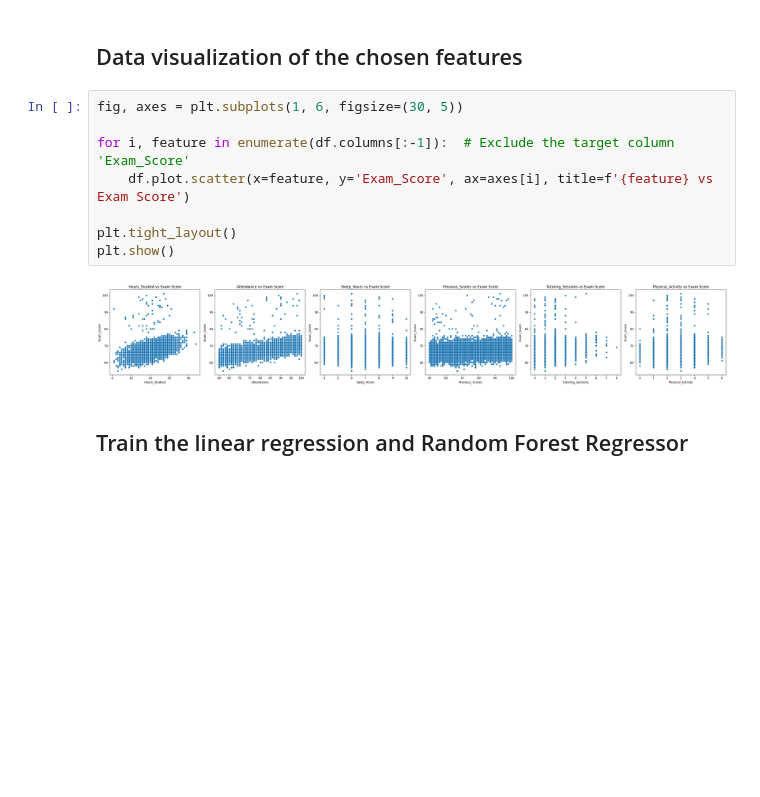
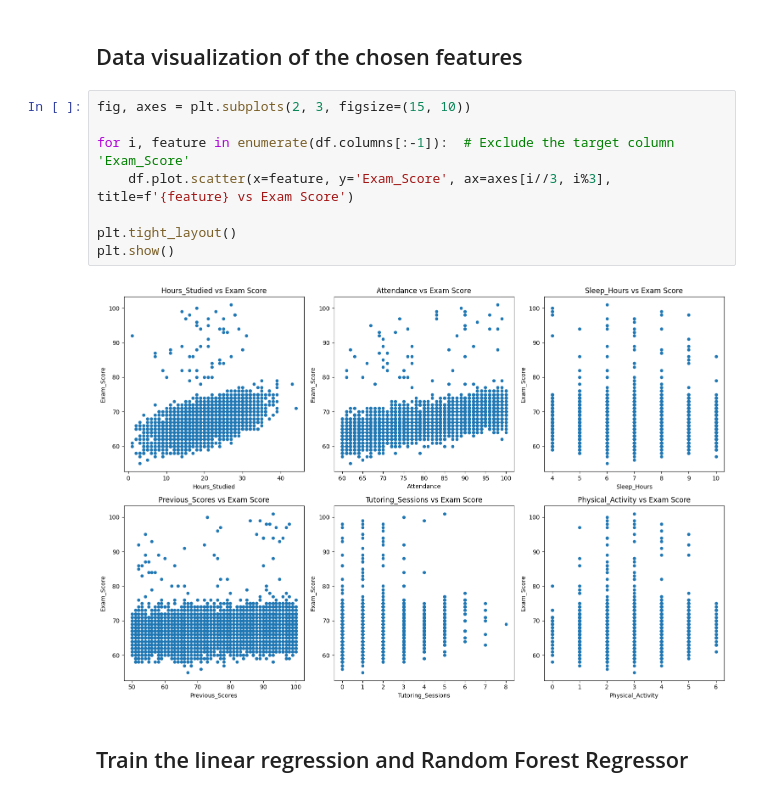
Before and after one commit to lauri-lyytikainen/ml_2025, a Jupyter notebook: main.ipynb, the cells around one changed output. Saved outputs shown, nothing was run; the diff lists cells and outputs as text; blank space fills up the shorter version.

Commit message:
change plot layouts

```diff
--- a/main.ipynb
+++ b/main.ipynb
@@ -41,15 +41,15 @@ df.head(5)
 # %% [markdown]
 ## Data visualization of the chosen features
 # %%
-fig, axes = plt.subplots(1, 6, figsize=(30, 5))
+fig, axes = plt.subplots(2, 3, figsize=(15, 10))
 
 for i, feature in enumerate(df.columns[:-1]):  # Exclude the target column 'Exam_Score'
-    df.plot.scatter(x=feature, y='Exam_Score', ax=axes[i], title=f'{feature} vs Exam Score')
+    df.plot.scatter(x=feature, y='Exam_Score', ax=axes[i//3, i%3], title=f'{feature} vs Exam Score')
 
 plt.tight_layout()
 plt.show()
 # %% [output]
-[figure, old version]
+[figure, new version]
 # %% [markdown]
 ## Train the linear regression and Random Forest Regressor
 # %%
```
Also changed, not shown: parts of 1 cell of this notebook.
